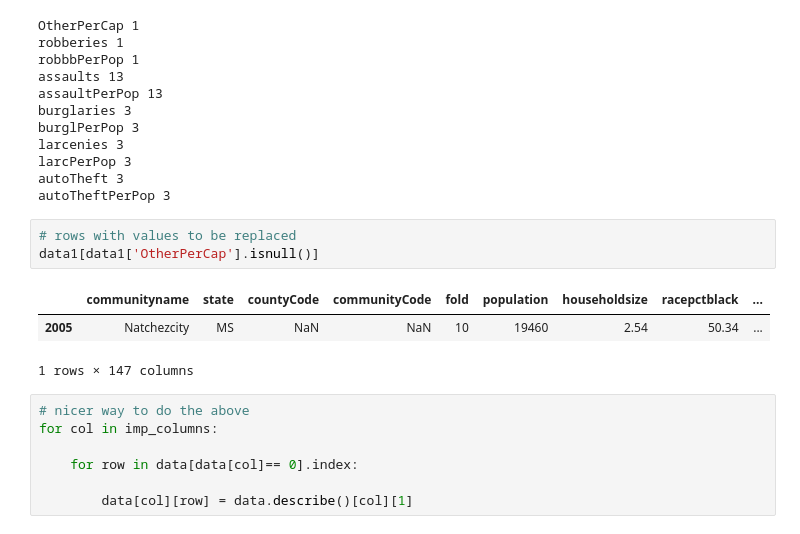
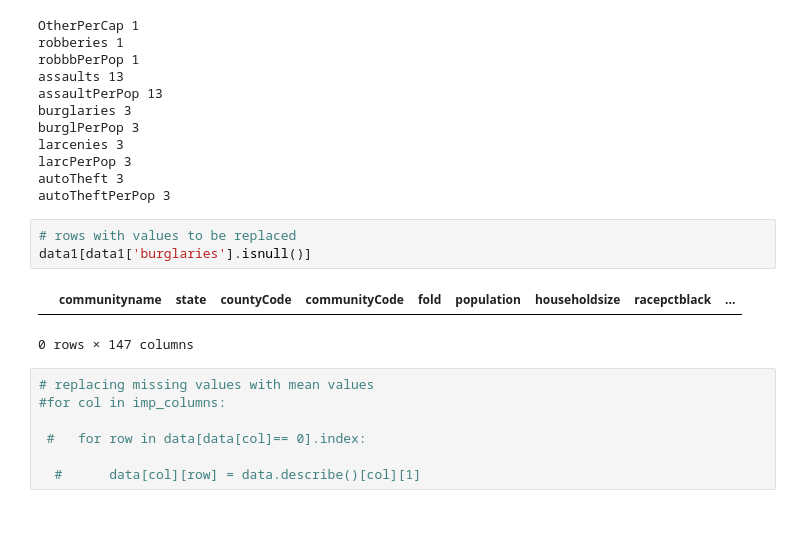
Before and after one commit to pzeb23/AnalysisInPython, a Jupyter notebook: Data preparation/SecondDataPreparationScript.ipynb, the cells around one changed output. Drawn from its saved outputs; the diff is of its cells as text.

Commit message:
Added data imputation

```diff
--- a/Data preparation/SecondDataPreparationScript.ipynb
+++ b/Data preparation/SecondDataPreparationScript.ipynb
@@ -168,15 +168,14 @@ autoTheft 3
 autoTheftPerPop 3
 # %%
 # rows with values to be replaced
-data1[data1['OtherPerCap'].isnull()]
+data1[data1['burglaries'].isnull()]
 # %% [output]
 |  | communityname | state | countyCode | communityCode | fold | population | householdsize | racepctblack | ... |
-| 2005 | Natchezcity | MS | NaN | NaN | 10 | 19460 | 2.54 | 50.34 | ... |
-1 rows × 147 columns
+0 rows × 147 columns
 # %%
-# nicer way to do the above
-for col in imp_columns:
+# replacing missing values with mean values
+#for col in imp_columns:
 
-    for row in data[data[col]== 0].index:
+ #   for row in data[data[col]== 0].index:
 
-        data[col][row] = data.describe()[col][1]
+  #      data[col][row] = data.describe()[col][1]
```
Also changed, not shown: parts of 2 cells of this notebook, 1 other file.
